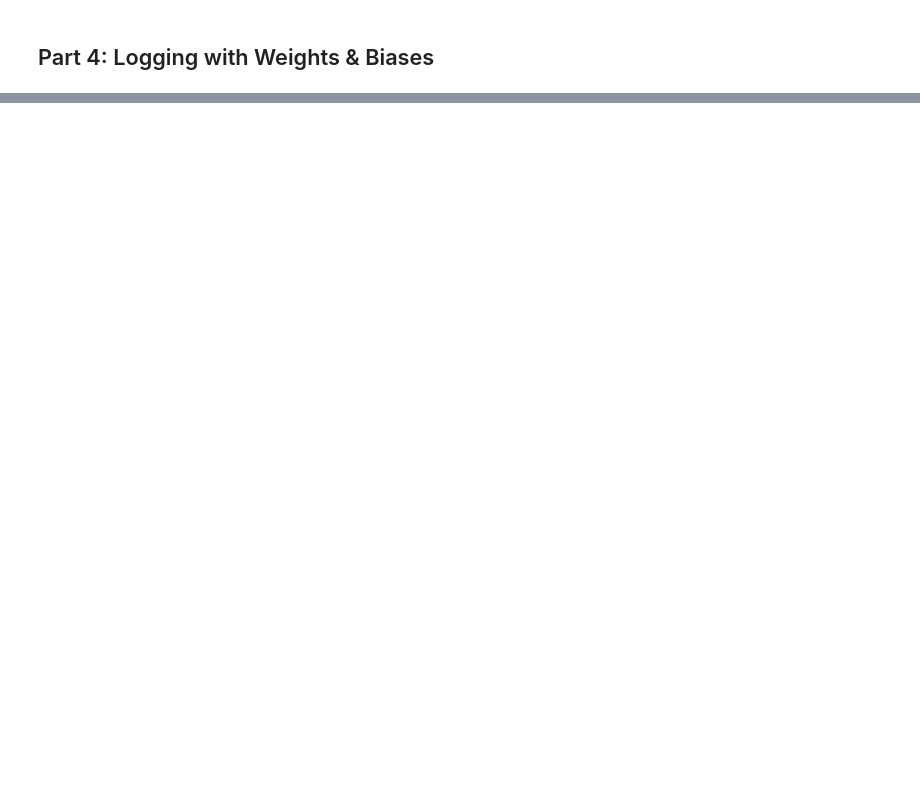
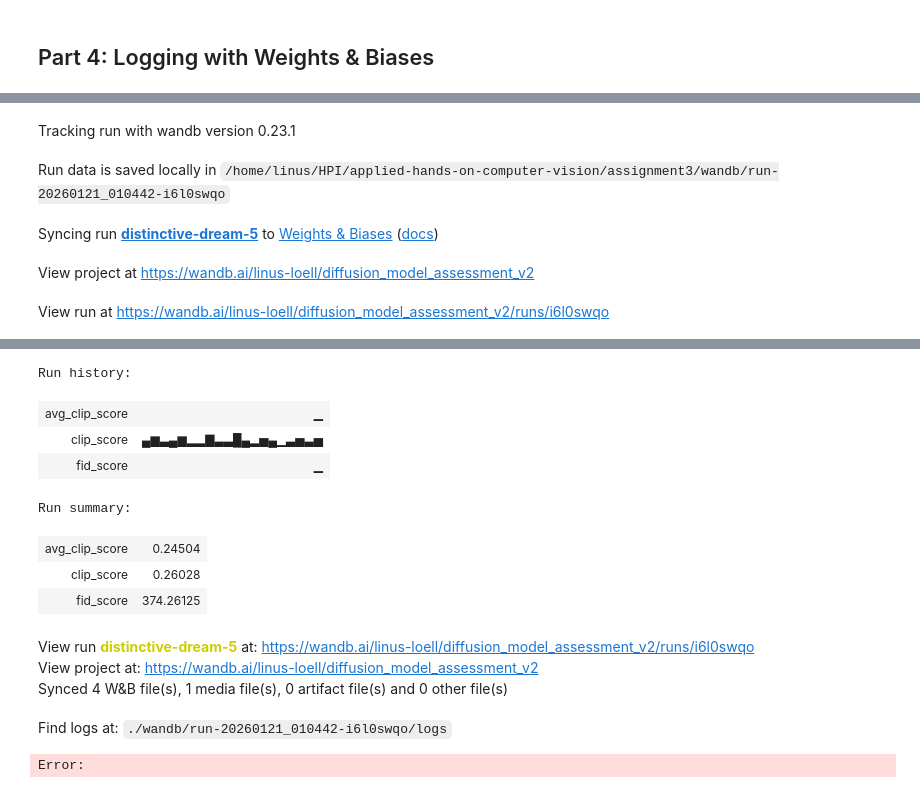
Before and after one commit to linusloell/cv-seminar-denoising-probabilistic-diffusion-models, a Jupyter notebook: assignment3.ipynb, the cells around one changed output, grey strips where cells are left out. Cells and saved outputs as stored; diff of their text form; code cells hidden in the pictures; blank space fills up the shorter version.

Commit message:
assignment 3

```diff
--- a/assignment3.ipynb
+++ b/assignment3.ipynb
@@ -69,0 +269,8 @@ import open_clip
+# %%
+import torch.nn as nn
+from torchvision.models import inception_v3, Inception_V3_Weights
+
+inception = inception_v3(weights=Inception_V3_Weights.DEFAULT)
+inception.fc = nn.Identity()  # Replace classifier with passthrough
+inception.to(device)
+inception.eval()
@@ -69,0 +295,9 @@ import open_clip
+# %%
+import torchvision.transforms.v2 as transforms
+
+preprocess = transforms.Compose([
+    transforms.Resize((299, 299)),
+    transforms.ToImage(),
+    transforms.ToDtype(torch.float32, scale=True),
+    transforms.Normalize(mean=[0.5, 0.5, 0.5], std=[0.5, 0.5, 0.5])
+])
@@ -69,0 +333,3 @@ import open_clip
+# %%
+fid_score = calculate_fid(np.array(real_embeddings), np.array(generated_embeddings))
+print(f'FID score: {fid_score}')
@@ -98,22 +400,36 @@ dataset = fo.Dataset(name="generated_flowers_with_embeddings")
 # %%
 import wandb
 
-# TODO: Login to wandb.
-# wandb.login()
+wandb.login()
 
-# TODO: Initialize a new wandb run.
-# run = wandb.init(project="diffusion_model_assessment_v2")
+config = {
+    "image_size": IMG_SIZE,
+    "image_channels": IMG_CH,
+    "num_steps": T
 
-# TODO: Log your hyperparameters (e.g., guidance weight `w`, number of steps `T`).
+}
 
-# TODO: Log your evaluation metrics (CLIP Score and FID).
+run = wandb.init(project="diffusion_model_assessment_v2", config=config)
 
-# TODO: Create a wandb.Table to log your results. The table should include:
-# - The generated image.
-# - The text prompt.
-# - The CLIP score.
-# - The uniqueness score.
-# - The representativeness score.
+clip_scores = [sample.clip_score for sample in dataset]
+avg_clip_score = sum(clip_scores) / len(clip_scores)
+run.log({
+    "avg_clip_score": avg_clip_score,
+    "fid_score": fid_score
+})
 
-# TODO: Finish the wandb run.
-# run.finish()
+table = wandb.Table(columns=["image", "prompt", "clip_score", "uniqueness", "representativeness"])
+for sample in dataset:
+    run.log({"clip_score": sample.clip_score})
+
+    img = wandb.Image(Image.open(sample.filepath))
+    prompt = sample.prompt.label
+    clip_score = sample.clip_score
+    uniqueness = sample.uniqueness
+    representativeness = sample.representativeness
+
+    table.add_data(img, prompt, clip_score, uniqueness, representativeness)
+
+run.log({"generation_results": table})
+run.finish()
+# %% [output]
@@ -119,0 +437,5 @@ import wandb
+Tracking run with wandb version 0.23.1
+Run data is saved locally in /home/linus/HPI/applied-hands-on-computer-vision/assignment3/wandb/run-20260121_010442-i6l0swqo
+Syncing run distinctive-dream-5 to Weights & Biases (docs)
+View project at https://wandb.ai/linus-loell/diffusion_model_assessment_v2
+View run at https://wandb.ai/linus-loell/diffusion_model_assessment_v2/runs/i6l0swqo
@@ -119,0 +443,13 @@ import wandb
+Run history:
+| avg_clip_score | ▁ |
+| clip_score | ▄▆▃▄▆▂▂▇▃▃█▄▂▅▄▁▃▅▃▅ |
+| fid_score | ▁ |
+Run summary:
+| avg_clip_score | 0.24504 |
+| clip_score | 0.26028 |
+| fid_score | 374.26125 |
+View run distinctive-dream-5 at: https://wandb.ai/linus-loell/diffusion_model_assessment_v2/runs/i6l0swqo
+View project at: https://wandb.ai/linus-loell/diffusion_model_assessment_v2
+Synced 4 W&B file(s), 1 media file(s), 0 artifact file(s) and 0 other file(s)
+Find logs at: ./wandb/run-20260121_010442-i6l0swqo/logs
+Error:
```
Also changed, not shown: parts of 28 cells of this notebook, 22 other files.
